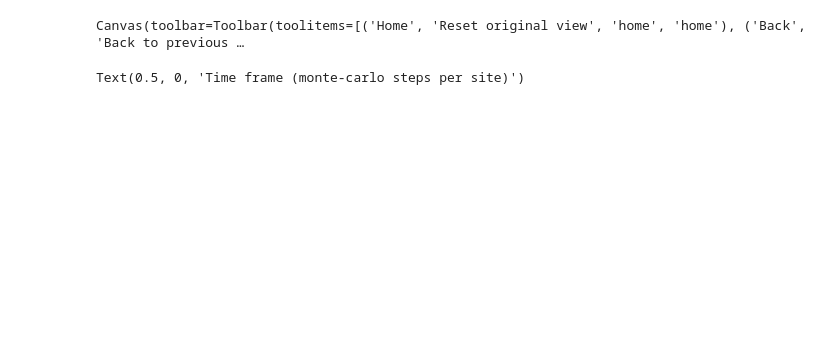
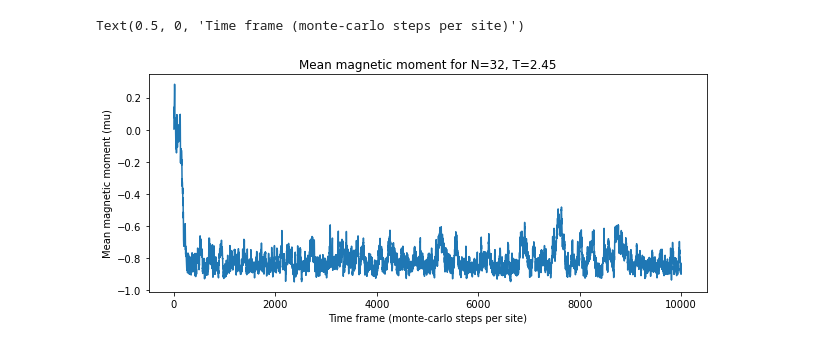
Before and after one commit to burnbadd/Part-II-Computing-Project, a Jupyter notebook: autocorrelate.ipynb, the cells around one changed output. Cells and saved outputs as stored; diff of their text form; code cells hidden in the pictures; blank space fills up the shorter version.

```diff
--- a/autocorrelate.ipynb
+++ b/autocorrelate.ipynb
@@ -48,19 +46,19 @@ def dec_time(M_list_eq):
     else:
         return dec_time
 # %%
-test = hex_series.load_txt('data10_10k\\N=010_T=215_muH=000_frames=10000_0.txt')
+test = hex_series.load_txt('data32_10k\\N=032_T=215_muH=000_frames=10000_0.txt')
 
 M_list = np.array(test.get_M_list())/(32**2)
 
 fig, ax = plt.subplots(figsize=(10,4))
 
 ax.plot(M_list)
 ax.set_title('Mean magnetic moment for N=32, T=2.45')
 ax.set_ylabel('Mean magnetic moment (mu)')
 ax.set_xlabel('Time frame (monte-carlo steps per site)')
 # %% [output]
-Canvas(toolbar=Toolbar(toolitems=[('Home', 'Reset original view', 'home', 'home'), ('Back', 'Back to previous …
+Text(0.5, 0, 'Time frame (monte-carlo steps per site)')
-Text(0.5, 0, 'Time frame (monte-carlo steps per site)')
+[figure, added]
 # %%
 fig, ax = plt.subplots(figsize=(10,4))
 
```
Also changed, not shown: parts of 2 cells of this notebook, 1 other file.
